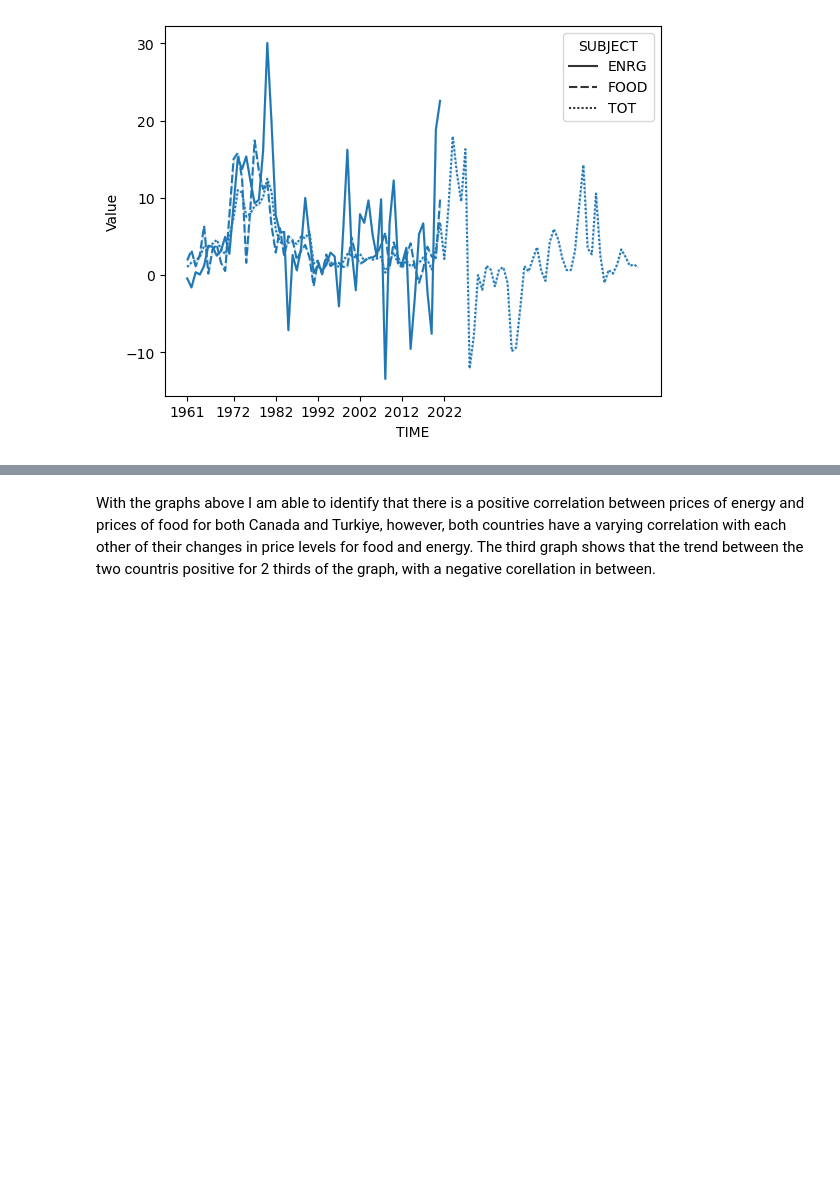
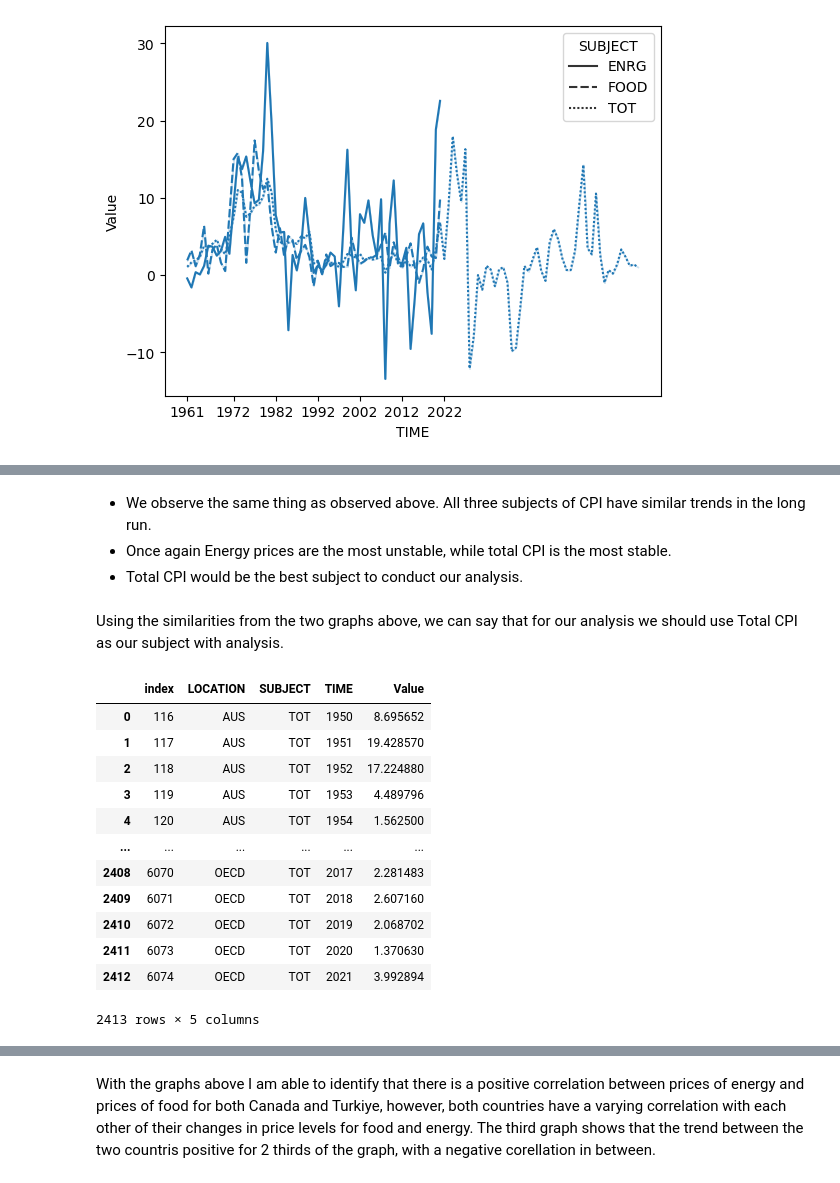
Before and after one commit to ubco-W2022T2-data301/project-group-group19, a Jupyter notebook: analysis/analysis3.ipynb, the cells around one changed output, grey strips where cells are left out. Drawn from its saved outputs; the diff is of its cells as text; code cells hidden in the pictures; blank space fills up the shorter version.

```diff
--- a/analysis/analysis3.ipynb
+++ b/analysis/analysis3.ipynb
@@ -177 +170,24 @@ TurGenPlt
+# %% [markdown]
+- We observe the same thing as observed above. All three subjects of CPI have similar trends in the long run.
+- Once again Energy prices are the most unstable, while total CPI is the most stable.
+- Total CPI would be the best subject to conduct our analysis.
+# %% [markdown]
+Using the similarities from the two graphs above, we can say that for our analysis we should use Total CPI as our subject with analysis.
+# %%
+df = (df.loc[df['SUBJECT']=="TOT"].reset_index())
+df
+# %% [output]
+|  | index | LOCATION | SUBJECT | TIME | Value |
+| 0 | 116 | AUS | TOT | 1950 | 8.695652 |
+| 1 | 117 | AUS | TOT | 1951 | 19.428570 |
+| 2 | 118 | AUS | TOT | 1952 | 17.224880 |
+| 3 | 119 | AUS | TOT | 1953 | 4.489796 |
+| 4 | 120 | AUS | TOT | 1954 | 1.562500 |
+| ... | ... | ... | ... | ... | ... |
+| 2408 | 6070 | OECD | TOT | 2017 | 2.281483 |
+| 2409 | 6071 | OECD | TOT | 2018 | 2.607160 |
+| 2410 | 6072 | OECD | TOT | 2019 | 2.068702 |
+| 2411 | 6073 | OECD | TOT | 2020 | 1.370630 |
+| 2412 | 6074 | OECD | TOT | 2021 | 3.992894 |
+2413 rows × 5 columns
 # %%
```
Also changed, not shown: parts of 6 cells of this notebook, 1 other file.
